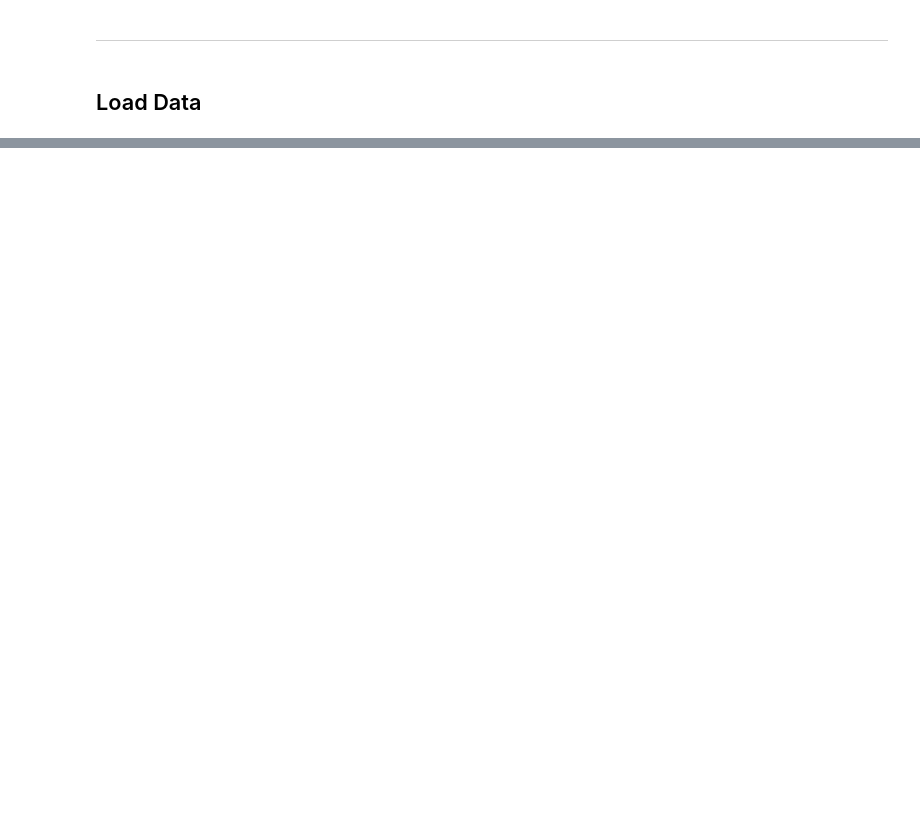
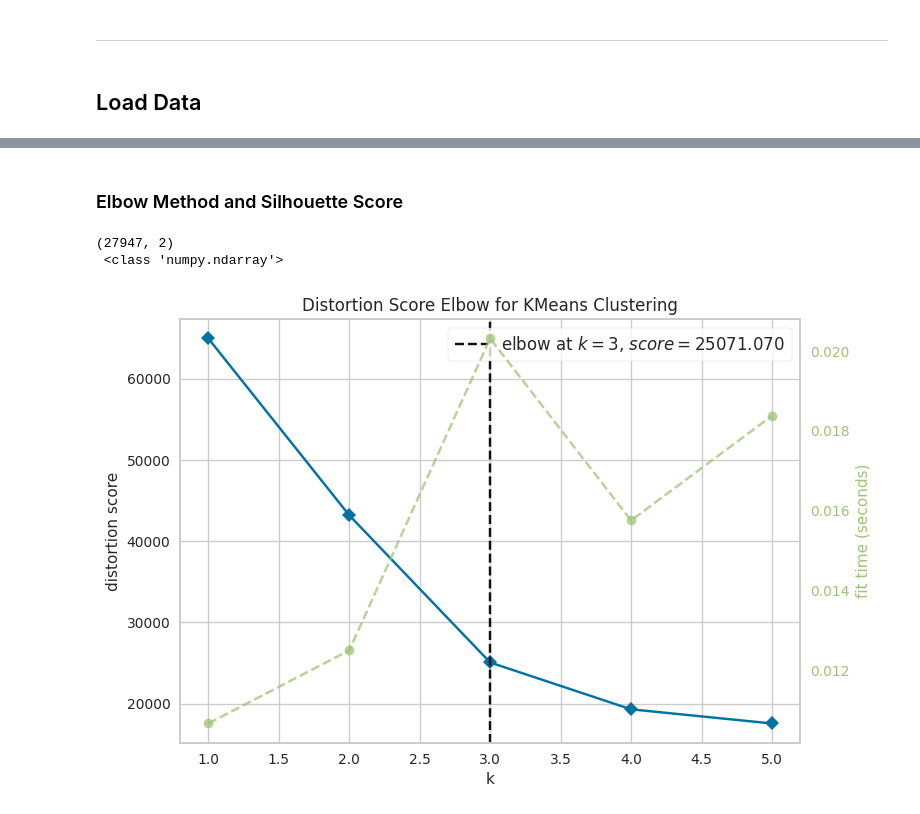
Before and after one commit to ZoltanNyaradi/Guest-Survey-Analysis-to-Improve-Hotel-Breakfast, a Jupyter notebook: jupyter_notebooks/08 - ClusterAnalysis.ipynb, the cells around one changed output, grey strips where cells are left out. Cells and saved outputs as stored; diff of their text form; code cells hidden in the pictures; blank space fills up the shorter version.

```diff
--- a/jupyter_notebooks/08 - ClusterAnalysis.ipynb
+++ b/jupyter_notebooks/08 - ClusterAnalysis.ipynb
@@ -56,0 +141,17 @@ df_survey.head(3)
+# %%
+def PipelineCluster():
+    pipeline_base = Pipeline([
+
+        ("SmartCorrelatedSelection", SmartCorrelatedSelection(variables=None, method="spearman",
+                                                              threshold=0.8, selection_method="variance")),
+
+        ("scaler", StandardScaler()),
+
+        ("PCA", PCA(n_components=2, random_state=0)),
+
+        ("model", KMeans(n_clusters=6, random_state=0)),
+
+    ])
+    return pipeline_base
+
+PipelineCluster()
@@ -56,0 +166,20 @@ df_survey.head(3)
+# %% [markdown]
+### Elbow Method and Silhouette Score
+# %%
+pipeline_cluster = PipelineCluster()
+pipeline_analysis = Pipeline(pipeline_cluster.steps[:-1])
+df_analysis = pipeline_analysis.fit_transform(df)
+
+print(df_analysis.shape,'\n', type(df_analysis))
+# %% [output]
+(27947, 2)
+ <class 'numpy.ndarray'>
+# %%
+from yellowbrick.cluster import KElbowVisualizer
+
+visualizer = KElbowVisualizer(KMeans(random_state=0), k=(1,6))
+visualizer.fit(df_analysis)
+visualizer.show()
+plt.show()
+# %% [output]
+[figure, added]
```
Also changed, not shown: parts of 48 cells of this notebook.
